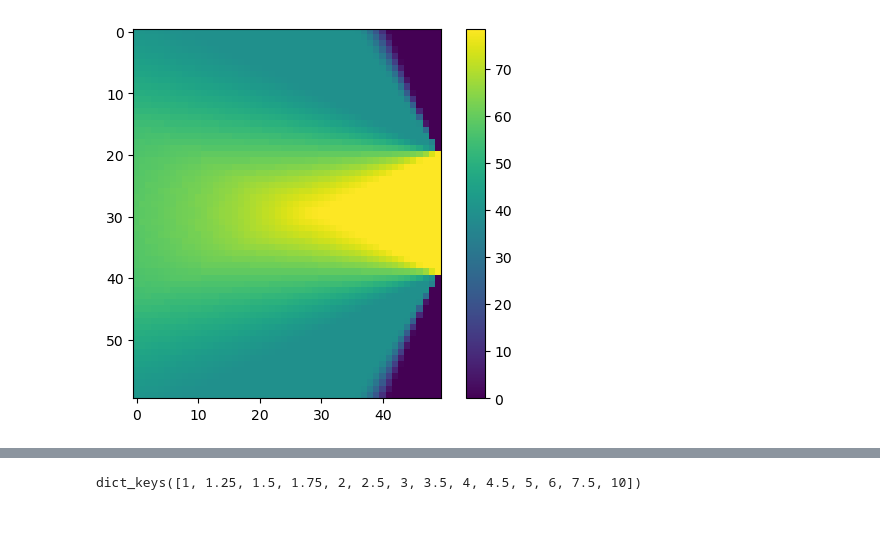
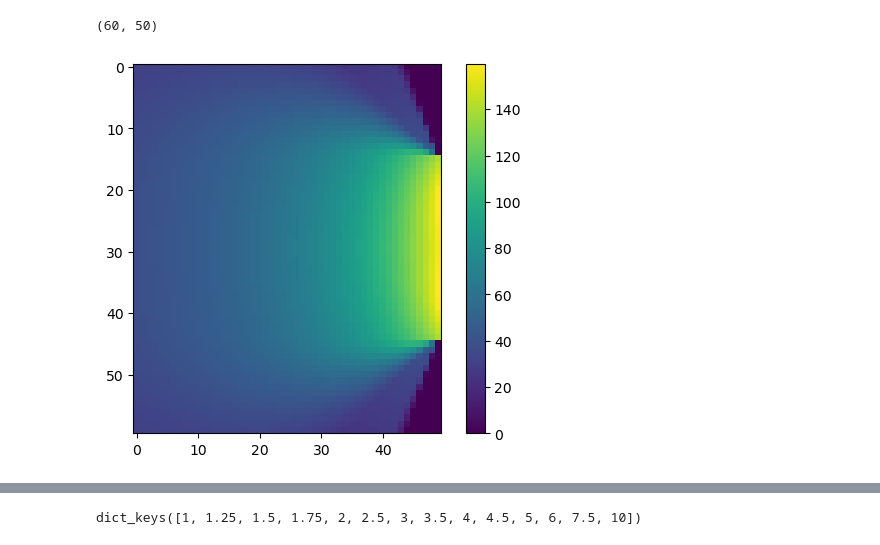
Before and after one commit to reecekeller/active_sensing, a Jupyter notebook: act_sense/data/aperture_test.ipynb, the cells around one changed output, grey strips where cells are left out. Saved outputs shown, nothing was run; the diff lists cells and outputs as text; code cells hidden in the pictures.

Commit message:
updated info_gradient

```diff
--- a/act_sense/data/aperture_test.ipynb
+++ b/act_sense/data/aperture_test.ipynb
@@ -307,6 +286,15 @@ info_map_7[0, 40]
+# %%
+aperture = Aperture(arena_width=arena_width, arena_height=50, arena_length=arena_length, gap_width=15)
+circleL = (arena.width/2 - 10, arena.width, arena.height/2)
+circleR = (arena.width/2 + 10, arena.width, arena.height/2)
+info_mat = info_map(arena, circleL, circleR, aperture, radius=5)
+np.save(os.path.join(BASE_PATH, f'info_matrix_15.npy'), info_mat)
+# %% [output]
+(60, 50)
 # %%
-plt.imshow(info_map_10)
+I = np.load(BASE_PATH + f'info_matrix_15.npy')
+plt.imshow(I)
 plt.colorbar()
 plt.show()
 # %% [output]
-[figure, old version]
+[figure, new version]
```
Also changed, not shown: parts of 24 cells of this notebook, 6 other files.
